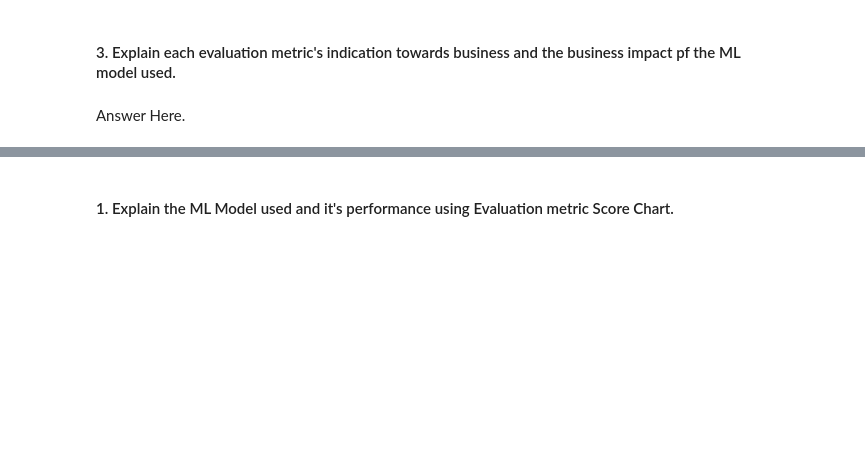
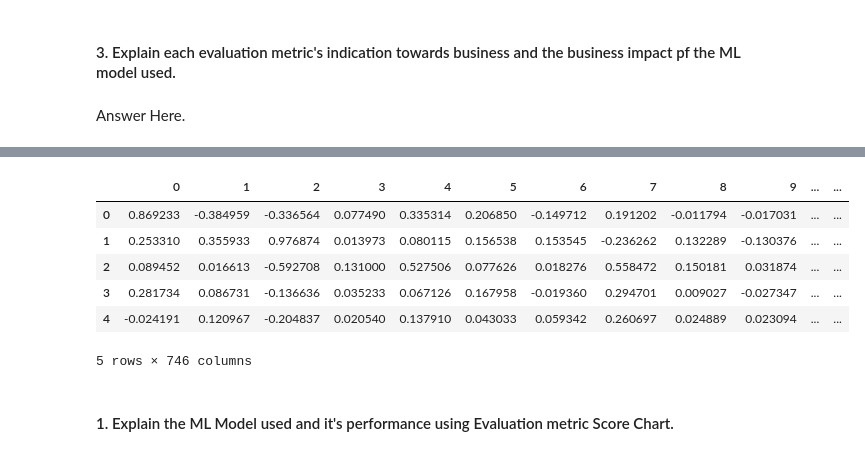
Before and after one commit to amoghpai17/BOOK_RECOMMENDATION, a Jupyter notebook: BOOK_RECOMMENDATION.ipynb, the cells around one changed output, grey strips where cells are left out. Drawn from its saved outputs; the diff is of its cells as text; code cells hidden in the pictures; blank space fills up the shorter version.

```diff
--- a/BOOK_RECOMMENDATION.ipynb
+++ b/BOOK_RECOMMENDATION.ipynb
@@ -1105,0 +1110,13 @@ Answer Here.
+# %%
+# Choose the number of factors to factorize the user-item matrix
+NUMBER_OF_FACTORS_MF = 15
+
+# Perform matrix factorization using Singular Value Decomposition (SVD)
+U, sigma, Vt = svds(rating_popular_book_matrix, k = NUMBER_OF_FACTORS_MF)
+# %%
+# Check the dimensions of the matrices
+print(rating_popular_book_matrix.shape)
+print(U.shape)
+print(Vt.shape)
+sigma = np.diag(sigma)
+sigma.shape
@@ -1105,0 +1128,4 @@ Answer Here.
+# %%
+# Get the predicted ratings using the dot product of U, sigma, and Vt
+predicted_ratings = np.dot(np.dot(U, sigma), Vt)
+predicted_ratings
@@ -1106,3 +1146,16 @@ Answer Here.
+# %%
+# Create a dataframe with the predicted ratings and transpose it
+cf_preds_df = pd.DataFrame(predicted_ratings).transpose()
+# Print the first few rows of the predictions dataframe
+cf_preds_df.head()
+# %% [output]
+|  | 0 | 1 | 2 | 3 | 4 | 5 | 6 | 7 | 8 | 9 | ... | ... |
+| 0 | 0.869233 | -0.384959 | -0.336564 | 0.077490 | 0.335314 | 0.206850 | -0.149712 | 0.191202 | -0.011794 | -0.017031 | ... | ... |
+| 1 | 0.253310 | 0.355933 | 0.976874 | 0.013973 | 0.080115 | 0.156538 | 0.153545 | -0.236262 | 0.132289 | -0.130376 | ... | ... |
+| 2 | 0.089452 | 0.016613 | -0.592708 | 0.131000 | 0.527506 | 0.077626 | 0.018276 | 0.558472 | 0.150181 | 0.031874 | ... | ... |
+| 3 | 0.281734 | 0.086731 | -0.136636 | 0.035233 | 0.067126 | 0.167958 | -0.019360 | 0.294701 | 0.009027 | -0.027347 | ... | ... |
+| 4 | -0.024191 | 0.120967 | -0.204837 | 0.020540 | 0.137910 | 0.043033 | 0.059342 | 0.260697 | 0.024889 | 0.023094 | ... | ... |
+5 rows × 746 columns
 # %%
 # ML Model - 3 Implementation
 
```
Also changed, not shown: parts of 4 cells of this notebook.
